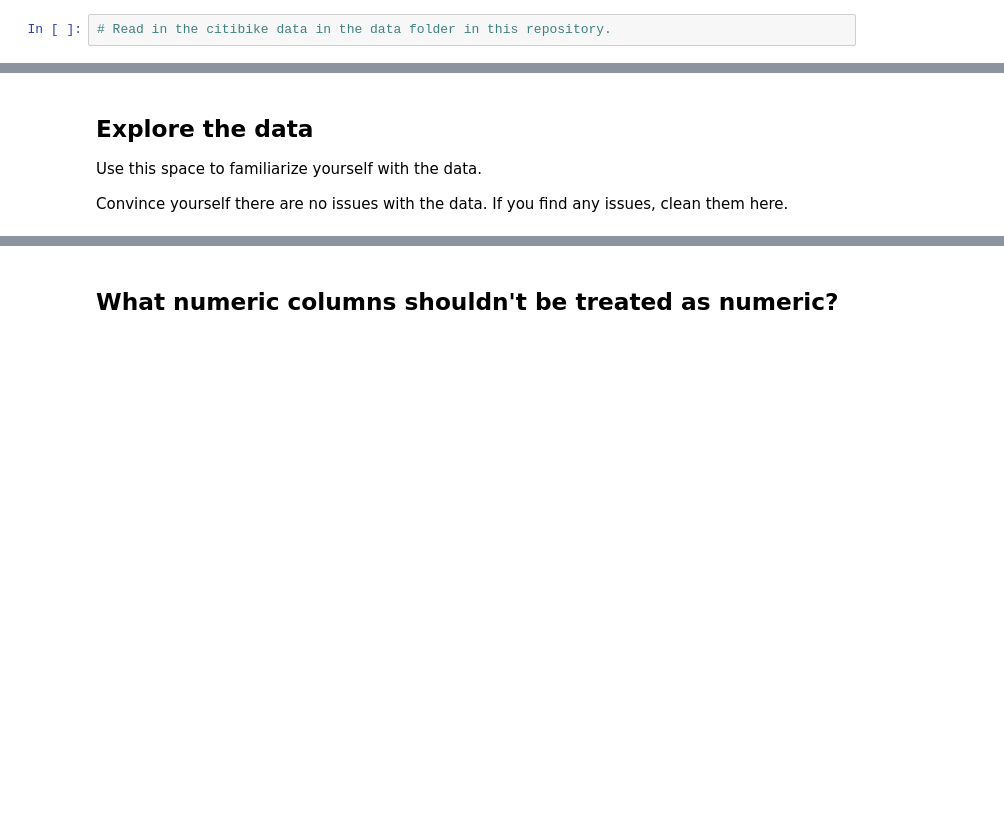
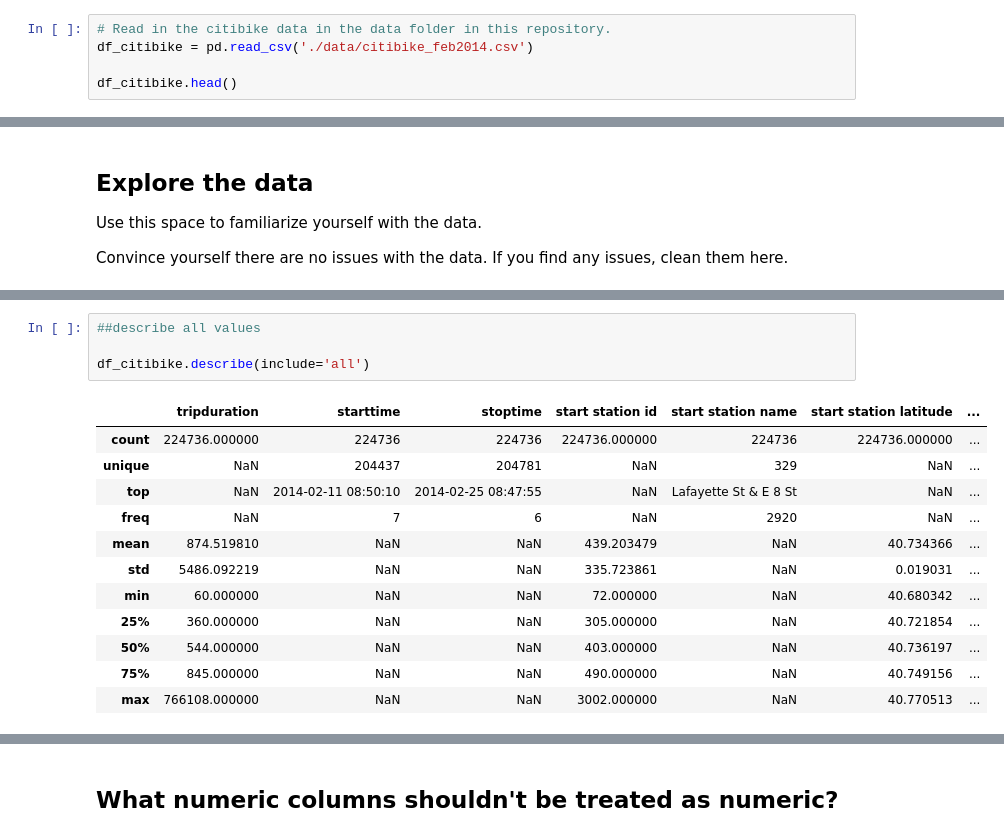
Before and after one commit to varunganti33/Regression-and-Validation, a Jupyter notebook: starter-code.ipynb, the cells around one changed output, grey strips where cells are left out. Cells and saved outputs as stored; diff of their text form; blank space fills up the shorter version.

```diff
--- a/starter-code.ipynb
+++ b/starter-code.ipynb
@@ -21,3 +32,6 @@ The goal of this lab is to guide you through the modeling workflow to produce th
 The `citibike` dataset consists of Citi Bike ridership data for over 224,000 rides in February 2014.
 # %%
 # Read in the citibike data in the data folder in this repository.
+df_citibike = pd.read_csv('./data/citibike_feb2014.csv')
+
+df_citibike.head()
@@ -28,0 +75,17 @@ Convince yourself there are no issues with the data. If you find any issues, cle
+# %%
+##describe all values
+
+df_citibike.describe(include='all')
+# %% [output]
+|  | tripduration | starttime | stoptime | start station id | start station name | start station latitude | ... |
+| count | 224736.000000 | 224736 | 224736 | 224736.000000 | 224736 | 224736.000000 | ... |
+| unique | NaN | 204437 | 204781 | NaN | 329 | NaN | ... |
+| top | NaN | 2014-02-11 08:50:10 | 2014-02-25 08:47:55 | NaN | Lafayette St & E 8 St | NaN | ... |
+| freq | NaN | 7 | 6 | NaN | 2920 | NaN | ... |
+| mean | 874.519810 | NaN | NaN | 439.203479 | NaN | 40.734366 | ... |
+| std | 5486.092219 | NaN | NaN | 335.723861 | NaN | 0.019031 | ... |
+| min | 60.000000 | NaN | NaN | 72.000000 | NaN | 40.680342 | ... |
+| 25% | 360.000000 | NaN | NaN | 305.000000 | NaN | 40.721854 | ... |
+| 50% | 544.000000 | NaN | NaN | 403.000000 | NaN | 40.736197 | ... |
+| 75% | 845.000000 | NaN | NaN | 490.000000 | NaN | 40.749156 | ... |
+| max | 766108.000000 | NaN | NaN | 3002.000000 | NaN | 40.770513 | ... |
```
Also changed, not shown: parts of 33 cells of this notebook, 1 other file.
